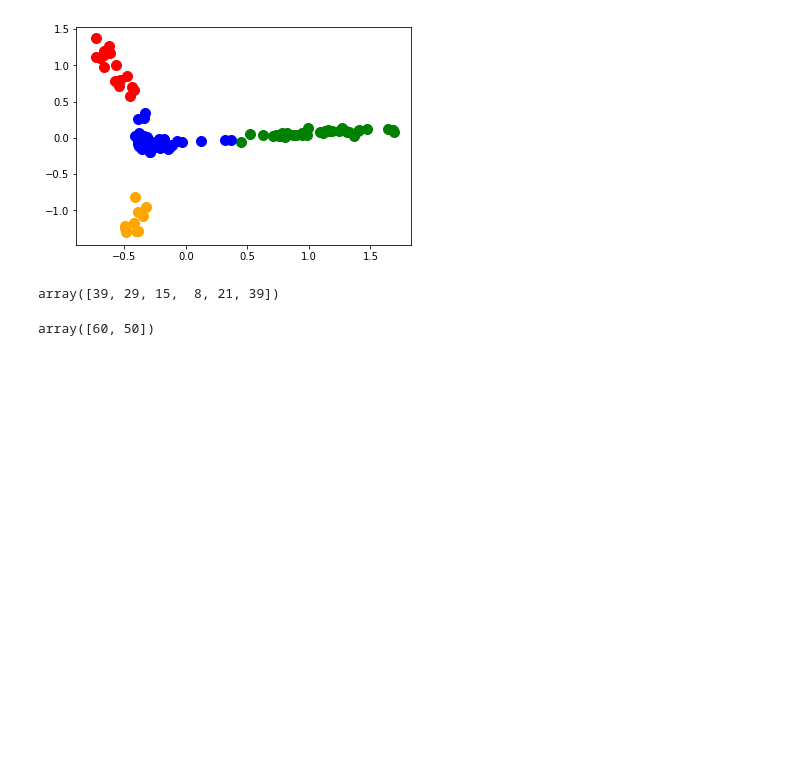
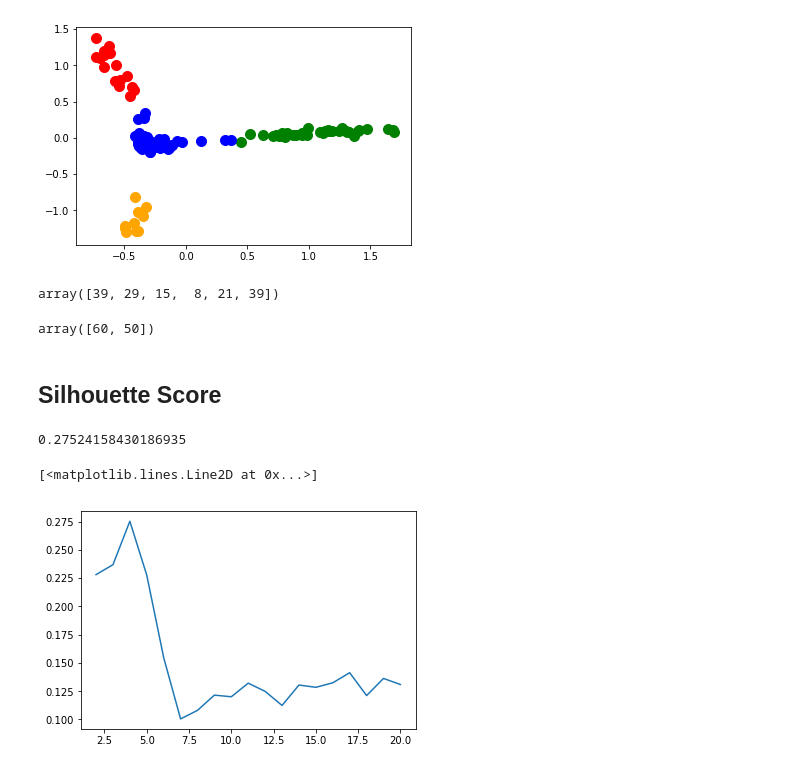
Before and after one commit to ywchiu/obanktm, a Jupyter notebook: Demo20190731.ipynb, the cells around one changed output. Cells and saved outputs as stored; diff of their text form; code cells hidden in the pictures; blank space fills up the shorter version.

```diff
--- a/Demo20190731.ipynb
+++ b/Demo20190731.ipynb
@@ -110,3 +110,26 @@ b = numpy.array([1 , 1, 1, 2, 2, 1])
 a[b == 2]
 # %% [output]
 array([60, 50])
+# %% [markdown]
+## Silhouette Score
+# %%
+from sklearn.metrics import silhouette_score
+km = cluster.KMeans(n_clusters = 4, init='k-means++', random_state=42)
+c= km.fit_predict(n_cosine_similarities)
+silhouette_score(n_cosine_similarities, labels = c)
+# %% [output]
+0.27524158430186935
+# %%
+from sklearn.metrics import silhouette_score
+sil_ary =  []
+for k in range(2,21):
+    km = cluster.KMeans(n_clusters = k, init='k-means++', random_state=42)
+    c= km.fit_predict(n_cosine_similarities)
+    s = silhouette_score(n_cosine_similarities, labels = c)
+    sil_ary.append(s)
+# %%
+from matplotlib import pyplot as plt
+plt.plot(range(2,21), sil_ary)
+# %% [output]
+[<matplotlib.lines.Line2D at 0x...>]
+[figure, added]
```
Also changed, not shown: parts of 37 cells of this notebook.
